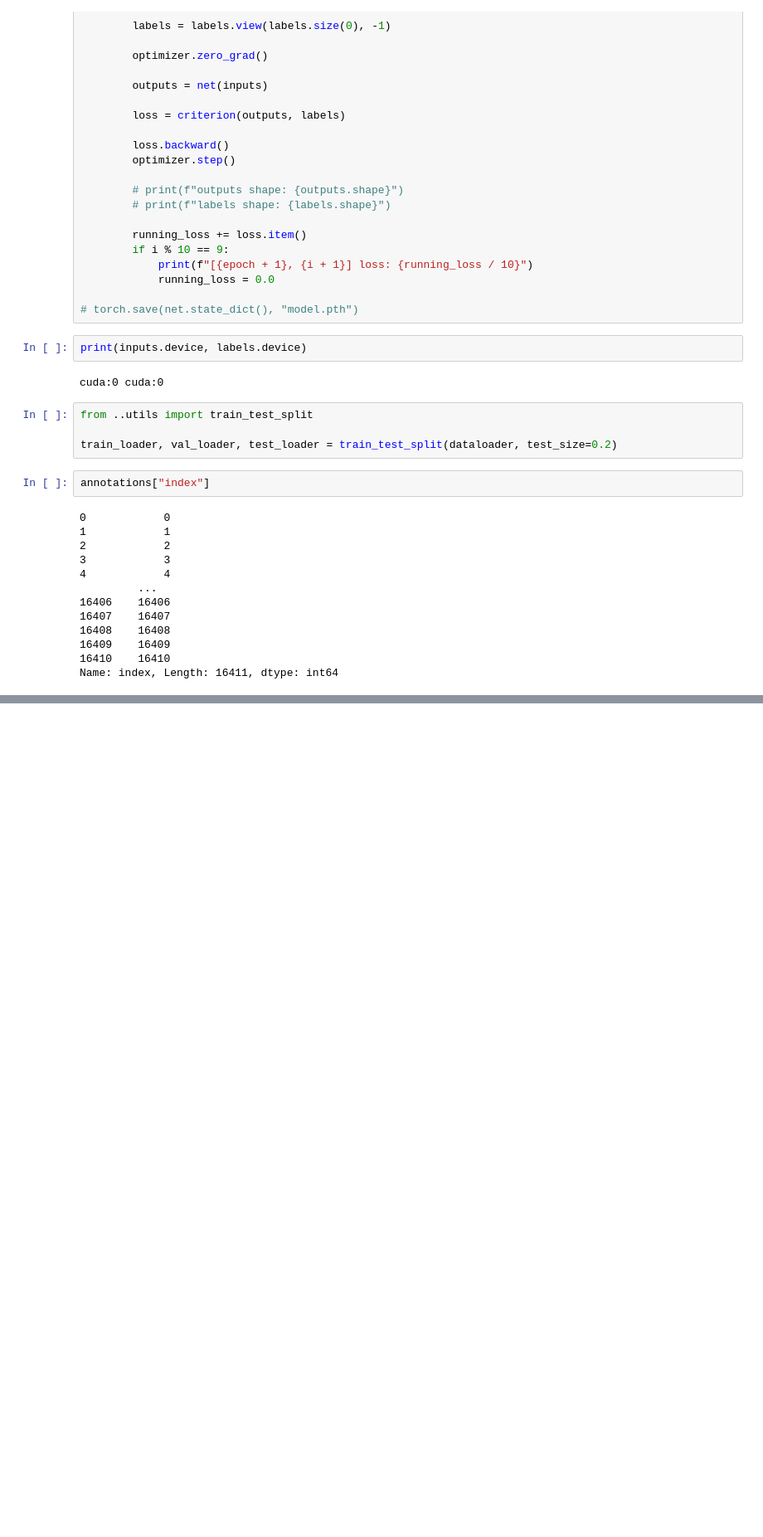
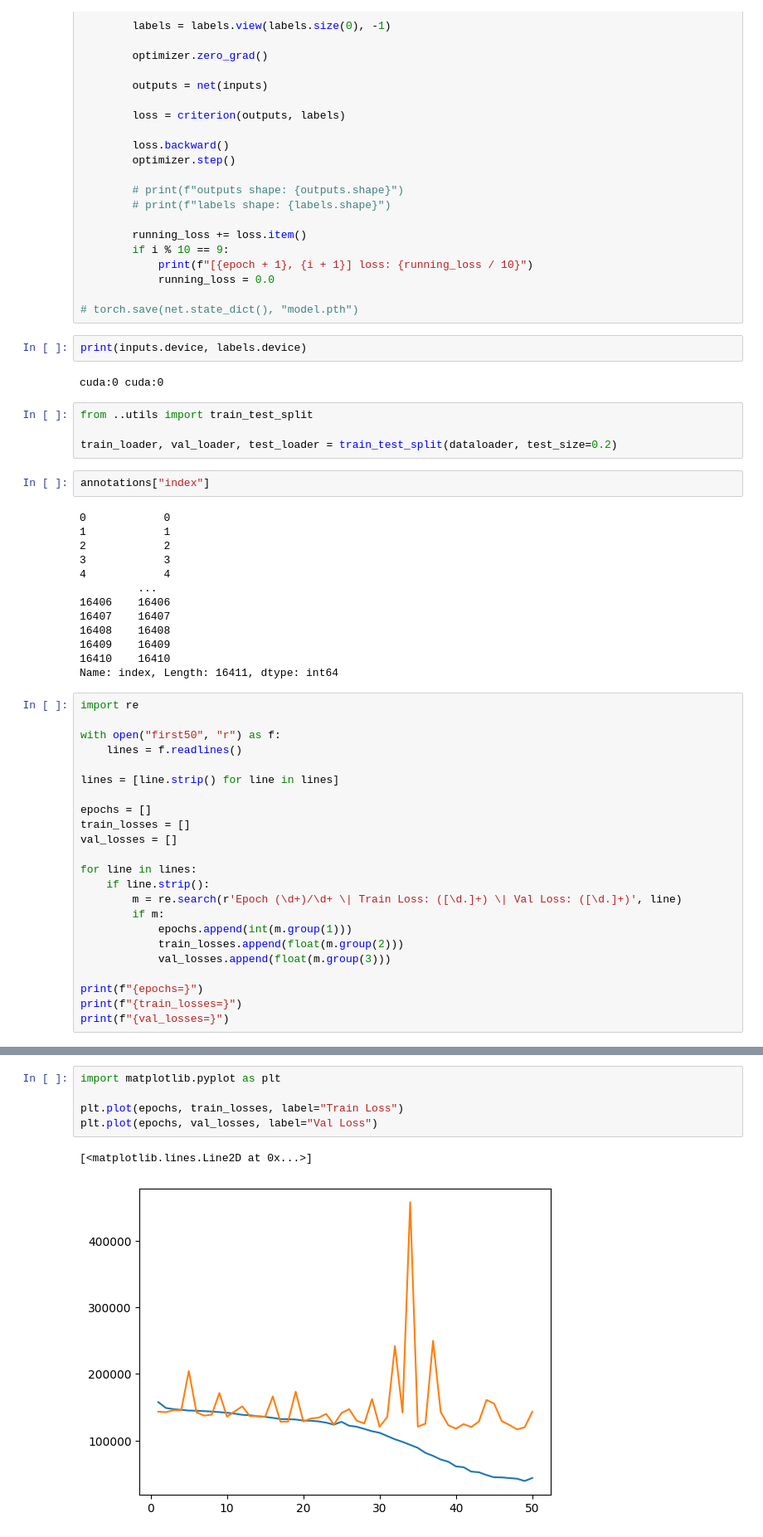
Before and after one commit to Zeepat/face-keypoint-detection, a Jupyter notebook: isaktest/main.ipynb, the cells around one changed output, grey strips where cells are left out. Shown at 83% size. Saved outputs shown, nothing was run; the diff lists cells and outputs as text; blank space fills up the shorter version.

Commit message:
ran 50 epochs, no good result (graph in /isaktest/main

```diff
--- a/isaktest/main.ipynb
+++ b/isaktest/main.ipynb
@@ -210,3 +210,26 @@ annotations["index"]
 16409    16409
 16410    16410
 Name: index, Length: 16411, dtype: int64
+# %%
+import re
+
+with open("first50", "r") as f:
+    lines = f.readlines()
+
+lines = [line.strip() for line in lines]
+
+epochs = []
+train_losses = []
+val_losses = []
+
+for line in lines:
+    if line.strip():
+        m = re.search(r'Epoch (\d+)/\d+ \| Train Loss: ([\d.]+) \| Val Loss: ([\d.]+)', line)
+        if m:
+            epochs.append(int(m.group(1)))
+            train_losses.append(float(m.group(2)))
+            val_losses.append(float(m.group(3)))
+
+print(f"{epochs=}")
+print(f"{train_losses=}")
+print(f"{val_losses=}")
@@ -212,0 +240,8 @@ Name: index, Length: 16411, dtype: int64
+# %%
+import matplotlib.pyplot as plt
+
+plt.plot(epochs, train_losses, label="Train Loss")
+plt.plot(epochs, val_losses, label="Val Loss")
+# %% [output]
+[<matplotlib.lines.Line2D at 0x...>]
+[figure, added]
```
Also changed, not shown: parts of 1 cell of this notebook, 2 other files.
